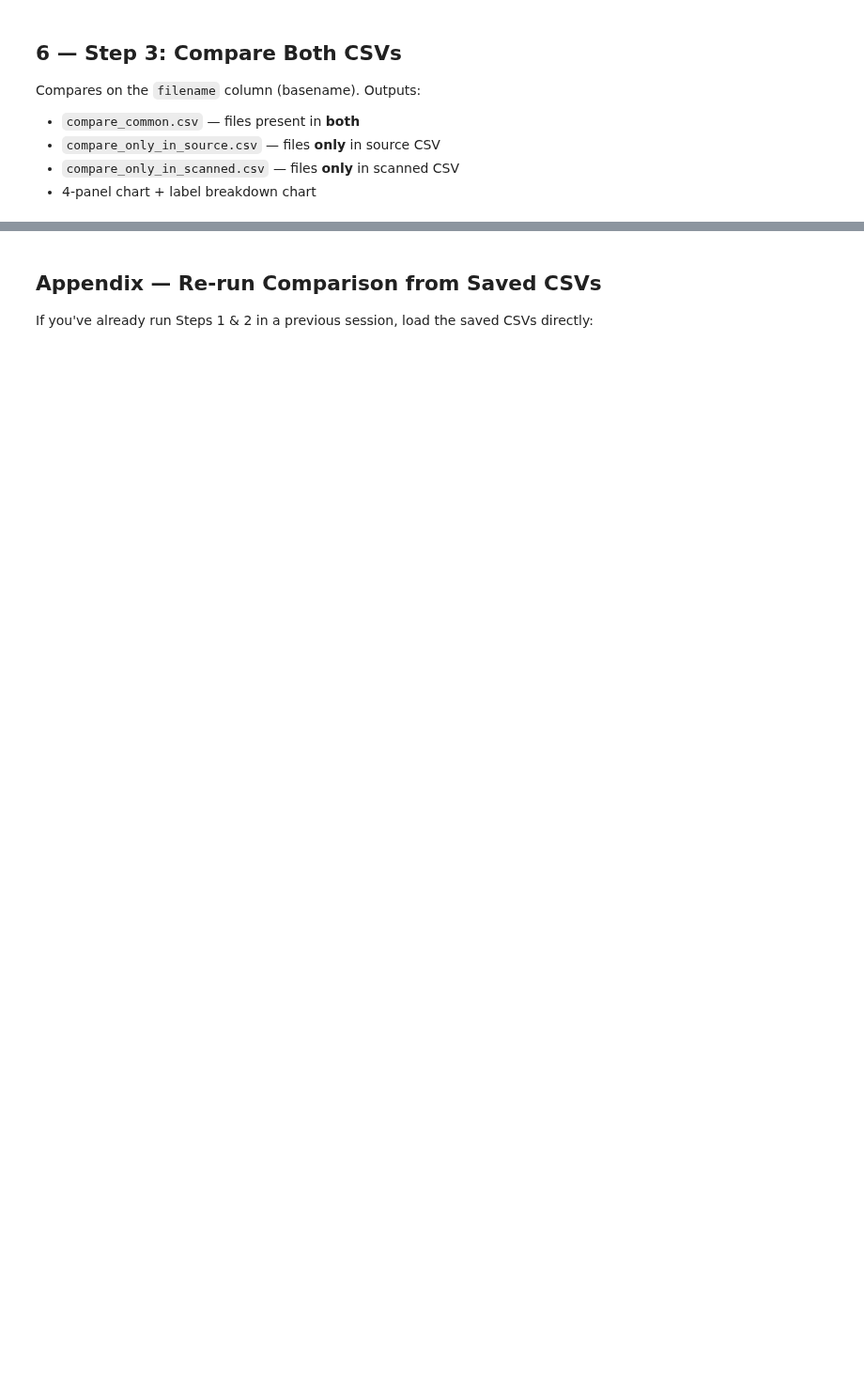
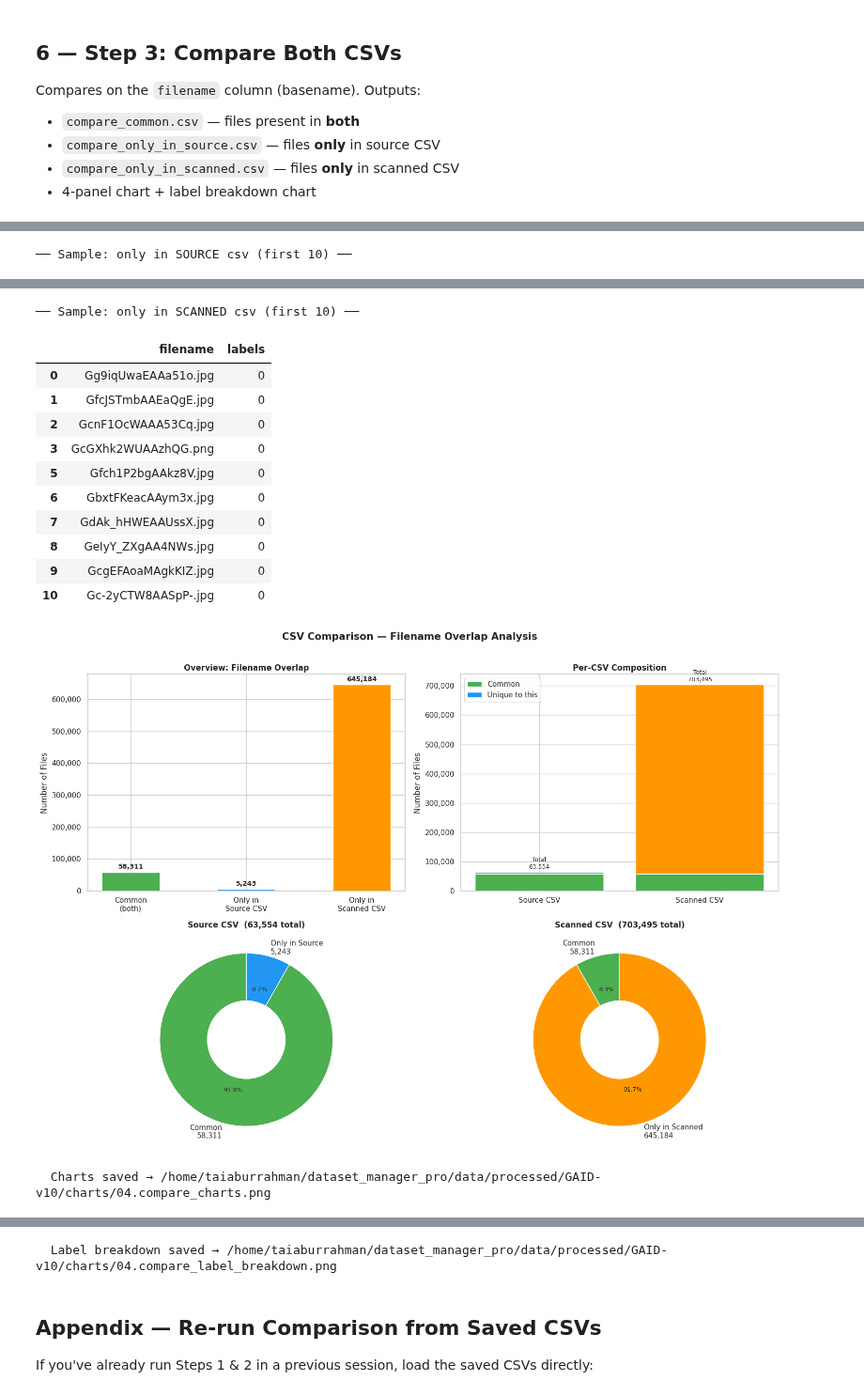
Before and after one commit to taiaburrahmanbb/dataset_manager_pro, a Jupyter notebook: notebook/03.csv_editors.ipynb, the cells around one changed output, grey strips where cells are left out. Shown at 94% size. Cells and saved outputs as stored; diff of their text form; code cells hidden in the pictures; blank space fills up the shorter version.

```diff
--- a/notebook/03.csv_editors.ipynb
+++ b/notebook/03.csv_editors.ipynb
@@ -730,0 +782,23 @@ results = compare_csvs(
+# %%
+# Load the validation CSV and add a filename column (same as Step 1)
+df_val = pd.read_csv(VAL_CSV)
+if "filename" not in df_val.columns:
+    df_val["filename"] = df_val["image_path"].apply(lambda p: Path(p).name)
+
+print(f"Val CSV     : {VAL_CSV}")
+print(f"Val rows    : {len(df_val):,}")
+print(f"Scanned rows: {len(df_scanned):,}\n")
+
+# CSVs   → data/processed/<PROJECT_NAME>/csv/04.compare_*.csv
+# Charts → data/processed/<PROJECT_NAME>/charts/04.compare_*.png
+results_val = compare_csvs(
+    df_source   = df_val,       # validation CSV as the reference
+    df_scanned  = df_scanned,   # DataFrame from Step 2a or 2b
+    compare_col = "filename",
+    prefix      = "04",
+)
+
+# results_val["common"]          → images present in BOTH scanned and val
+# results_val["only_in_source"]  → in val but NOT in scanned dataset
+# results_val["only_in_scanned"] → in scanned dataset but NOT in val
+# %% [output]
@@ -730,0 +833 @@ results = compare_csvs(
+── Sample: only in SOURCE csv (first 10) ──
@@ -730,0 +845,14 @@ results = compare_csvs(
+── Sample: only in SCANNED csv (first 10) ──
+|  | filename | labels |
+| 0 | Gg9iqUwaEAAa51o.jpg | 0 |
+| 1 | GfcJSTmbAAEaQgE.jpg | 0 |
+| 2 | GcnF1OcWAAA53Cq.jpg | 0 |
+| 3 | GcGXhk2WUAAzhQG.png | 0 |
+| 5 | Gfch1P2bgAAkz8V.jpg | 0 |
+| 6 | GbxtFKeacAAym3x.jpg | 0 |
+| 7 | GdAk_hHWEAAUssX.jpg | 0 |
+| 8 | GeIyY_ZXgAA4NWs.jpg | 0 |
+| 9 | GcgEFAoaMAgkKIZ.jpg | 0 |
+| 10 | Gc-2yCTW8AASpP-.jpg | 0 |
+[figure, added]
+  Charts saved → /home/taiaburrahman/dataset_manager_pro/data/processed/GAID-v10/charts/04.compare_charts.png
@@ -731,3 +860,4 @@ results = compare_csvs(
+  Label breakdown saved → /home/taiaburrahman/dataset_manager_pro/data/processed/GAID-v10/charts/04.compare_label_breakdown.png
 # %% [markdown]
 ## Appendix — Re-run Comparison from Saved CSVs
 
```
Also changed, not shown: parts of 15 cells of this notebook, 2 other files.
